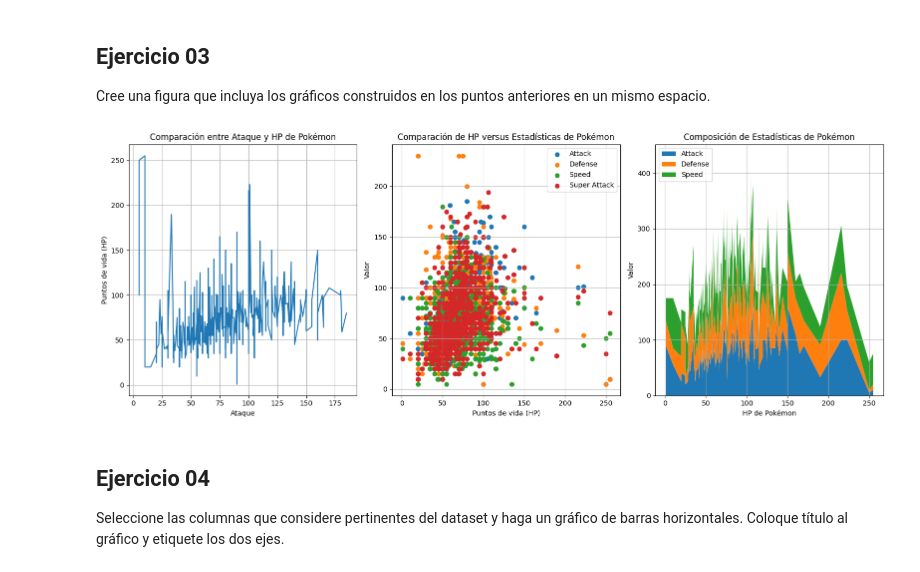
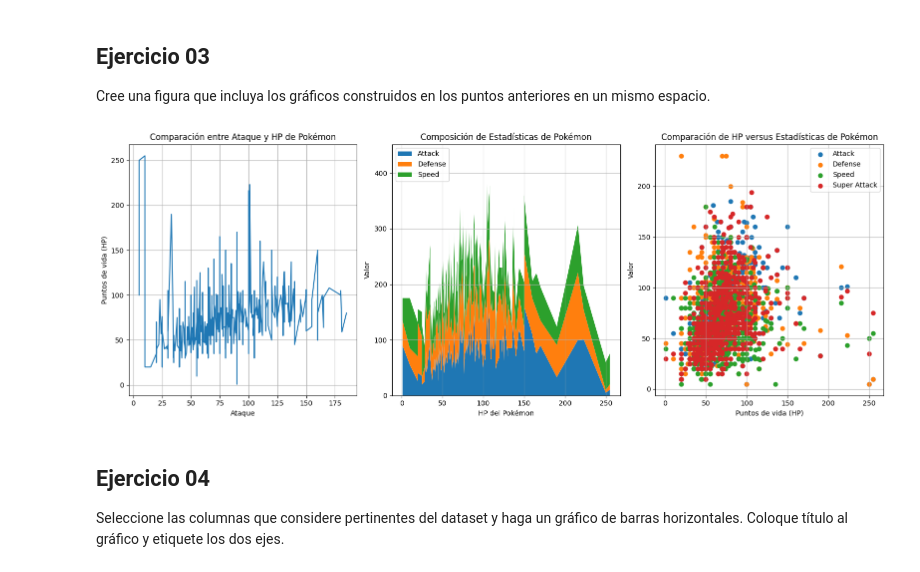
Before and after one commit to spalominor/programacionparaingenieria, a Jupyter notebook: SI04_PALOMINOs_v20240502.ipynb, the cells around one changed output. Saved outputs shown, nothing was run; the diff lists cells and outputs as text; code cells hidden in the pictures.

Commit message:
Taller evaluativo 5. MatPlotLib Python. Samuel Palomino. 02/05/2024

```diff
--- a/SI04_PALOMINOs_v20240502.ipynb
+++ b/SI04_PALOMINOs_v20240502.ipynb
@@ -184,8 +184,10 @@ plt.show()
 
 Cree una figura que incluya los gráficos construidos en los puntos anteriores en un mismo espacio.
 # %%
+# Escriba su código aquí
+
 # Crear la figura y los subgráficos
-fig, axs = plt.subplots(1, 3, figsize=(16, 6))
+fig = plt.figure(figsize=(16, 6))
 
 # Definir gráfico 1 ---------------------------------------------
 # Columna para el eje x
@@ -198,20 +200,21 @@ columna2_fig1 = 'hp'
 df_pokemon_sorted_fig1 = df_pokemon.sort_values(by=columna1_fig1)
 
 # Dibujar el gráfico de líneas
-axs[0].plot(df_pokemon_sorted_fig1[columna1_fig1],
-            df_pokemon_sorted_fig1[columna2_fig1])
+ax1 = fig.add_subplot(131)
+ax1.plot(df_pokemon_sorted_fig1[columna1_fig1],
+         df_pokemon_sorted_fig1[columna2_fig1])
 
 # Establecer el título del gráfico
-axs[0].set_title('Comparación entre Ataque y HP de Pokémon')
+ax1.set_title('Comparación entre Ataque y HP de Pokémon')
 
 # Etiquetar el eje x
-axs[0].set_xlabel('Ataque')
+ax1.set_xlabel('Ataque')
 
 # Etiquetar el eje y
-axs[0].set_ylabel('Puntos de vida (HP)')
+ax1.set_ylabel('Puntos de vida (HP)')
 
 # Mostrar la cuadrícula en el gráfico
-axs[0].grid(True)
+ax1.grid(True)
 
 # Definir gráfico 2 ---------------------------------------------
 # Columnas para los puntos de dispersión
@@ -219,82 +222,84 @@ columnas_fig2 = ['hp', 'attack', 'defense', 'speed', 'sp_attack']
 
 # Dibujar puntos de dispersión para cada estadística seleccionada
 # Dibujar los puntos según el ataque
-axs[1].scatter(df_pokemon[columnas_fig2[0]],
-               df_pokemon[columnas_fig2[1]],
-               label='Attack')
+ax2 = fig.add_subplot(133)
+ax2.scatter(df_pokemon[columnas_fig2[0]],
+            df_pokemon[columnas_fig2[1]],
+            label='Attack')
 
 # Dibujar los puntos según la defensa
-axs[1].scatter(df_pokemon[columnas_fig2[0]],
-               df_pokemon[columnas_fig2[2]],
-               label='Defense')
+ax2.scatter(df_pokemon[columnas_fig2[0]],
+            df_pokemon[columnas_fig2[2]],
+            label='Defense')
 
 # Dibujar los puntos según la velocidad
-axs[1].scatter(df_pokemon[columnas_fig2[0]],
-               df_pokemon[columnas_fig2[3]],
-               label='Speed')
+ax2.scatter(df_pokemon[columnas_fig2[0]],
+            df_pokemon[columnas_fig2[3]],
+            label='Speed')
 
 # Dibujar los puntos según el super ataque
-axs[1].scatter(df_pokemon[columnas_fig2[0]],
-               df_pokemon[columnas_fig2[4]],
-               label='Super Attack')
+ax2.scatter(df_pokemon[columnas_fig2[0]],
+            df_pokemon[columnas_fig2[4]],
+            label='Super Attack')
 
 # Establecer el título del gráfico
-axs[1].set_title('Comparación de HP versus Estadísticas de Pokémon')
+ax2.set_title('Comparación de HP versus Estadísticas de Pokémon')
 
 # Etiquetar el eje x
-axs[1].set_xlabel('Puntos de vida (HP)')
+ax2.set_xlabel('Puntos de vida (HP)')
 
 # Etiquetar el eje y
-axs[1].set_ylabel('Valor')
+ax2.set_ylabel('Valor')
 
 # Mostrar la leyenda
-axs[1].legend()
+ax2.legend()
 
 # Mostrar la cuadrícula en el gráfico
-axs[1].grid(True)
+ax2.grid(True)
 
 # Definir gráfico 3 ---------------------------------------------
 # Ordenar el DataFrame por HP
 df_pokemon_sorted_fig3 = df_pokemon.sort_values(by='hp')
 
 # Obtener los valores del ataque
 columna_attack = df_pokemon_sorted_fig3['attack'].values
 
 # Obtener los valores de la defensa
 columna_defense = df_pokemon_sorted_fig3['defense'].values
 
 # Obtener los valores de la velocidad
 columna_speed = df_pokemon_sorted_fig3['speed'].values
 
 # Dibujar un gráfico de área apilada
-axs[2].stackplot(df_pokemon_sorted_fig3['hp'],
-                 columna_attack,
-                 columna_defense,
-                 columna_speed,
-                 labels=['Attack', 'Defense', 'Speed'])
+ax3 = fig.add_subplot(132)
+ax3.stackplot(df_pokemon_sorted_fig3['hp'],
+              columna_attack,
+              columna_defense,
+              columna_speed,
+              labels=['Attack', 'Defense', 'Speed'])
 
 # Establecer el título del gráfico
-axs[2].set_title('Composición de Estadísticas de Pokémon')
+ax3.set_title('Composición de Estadísticas de Pokémon')
 
 # Etiquetar el eje x
-axs[2].set_xlabel('HP de Pokémon')
+ax3.set_xlabel('HP del Pokémon')
 
 # Etiquetar el eje y
-axs[2].set_ylabel('Valor')
+ax3.set_ylabel('Valor')
 
 # Mostrar la leyenda en la esquina superior izquierda
-axs[2].legend(loc='upper left')
+ax3.legend(loc='upper left')
 
 # Mostrar la cuadrícula en el gráfico
-axs[2].grid(True)
+ax3.grid(True)
 
 # Ajustar espaciado entre subgráficos
-plt.tight_layout()
+fig.tight_layout()
 
 # Mostrar la figura
 plt.show()
 # %% [output]
-[figure, old version]
+[figure, new version]
 # %% [markdown]
 ## Ejercicio 04
 
```
Also changed, not shown: parts of 1 cell of this notebook.
